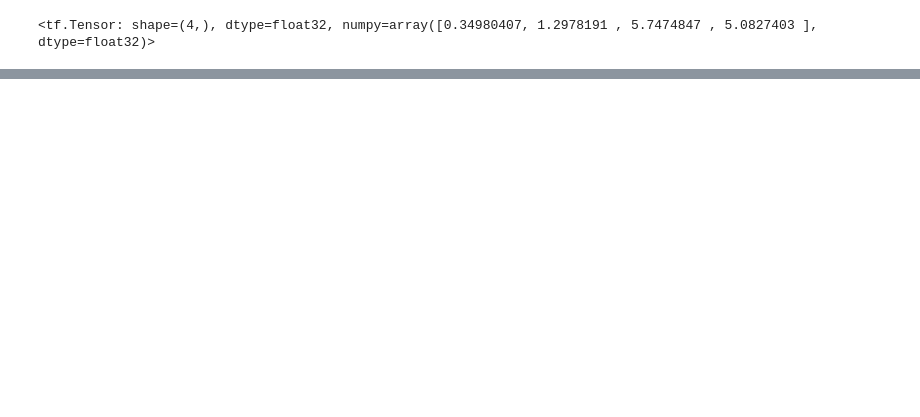
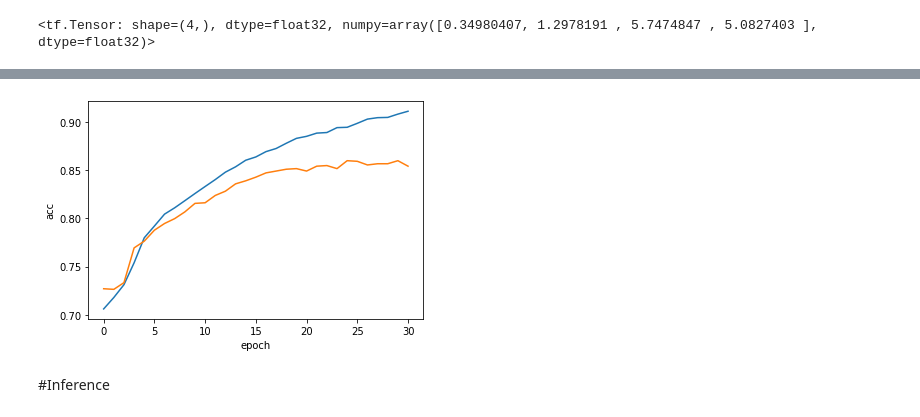
Before and after one commit to namlv97/biLSTM-vietnamese-uit-student-feedbacks, a Jupyter notebook: biLSTM_Vietnamese_uit_student_feedbacks.ipynb, the cells around one changed output, grey strips where cells are left out. Saved outputs shown, nothing was run; the diff lists cells and outputs as text; code cells hidden in the pictures; blank space fills up the shorter version.

```diff
--- a/biLSTM_Vietnamese_uit_student_feedbacks.ipynb
+++ b/biLSTM_Vietnamese_uit_student_feedbacks.ipynb
@@ -458,3 +650,9 @@ visualizer(train_losses,valid_losses)
+# %%
+visualizer(train_accs,valid_accs,'acc')
+# %% [output]
+[figure, added]
+# %% [markdown]
+#Inference
 # %%
 test=pd.read_csv("/content/drive/MyDrive/vietnamese_students_feedback/raw_dataset/test.csv")
 # %%
```
Also changed, not shown: parts of 79 cells of this notebook.
